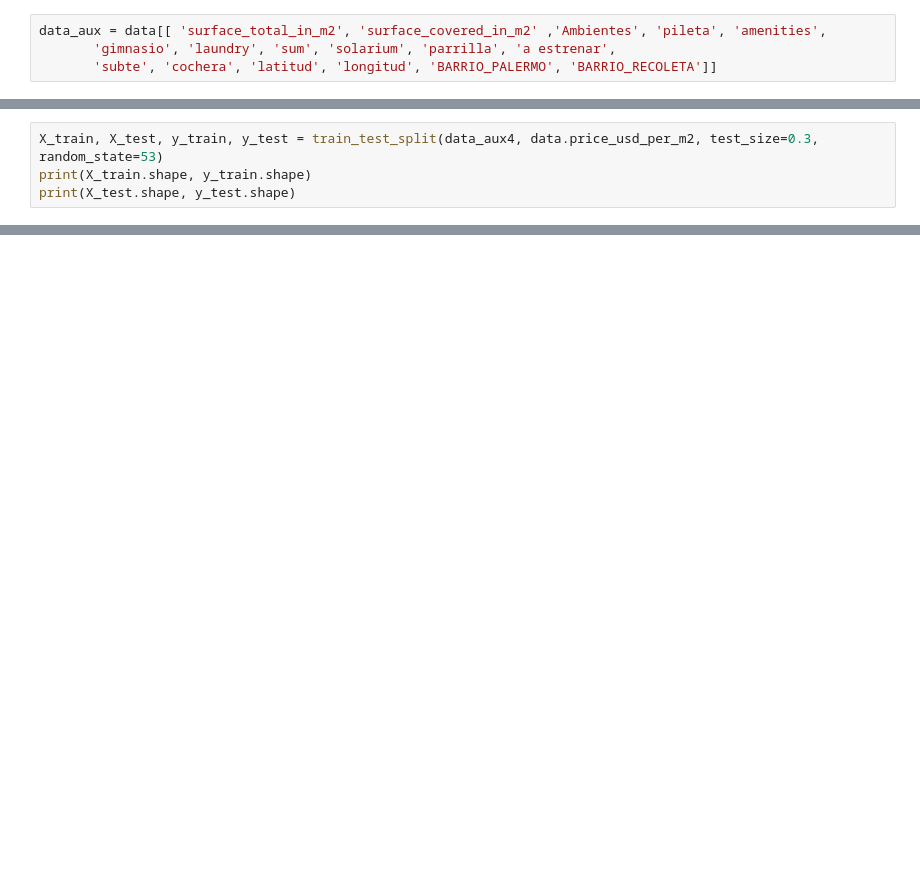
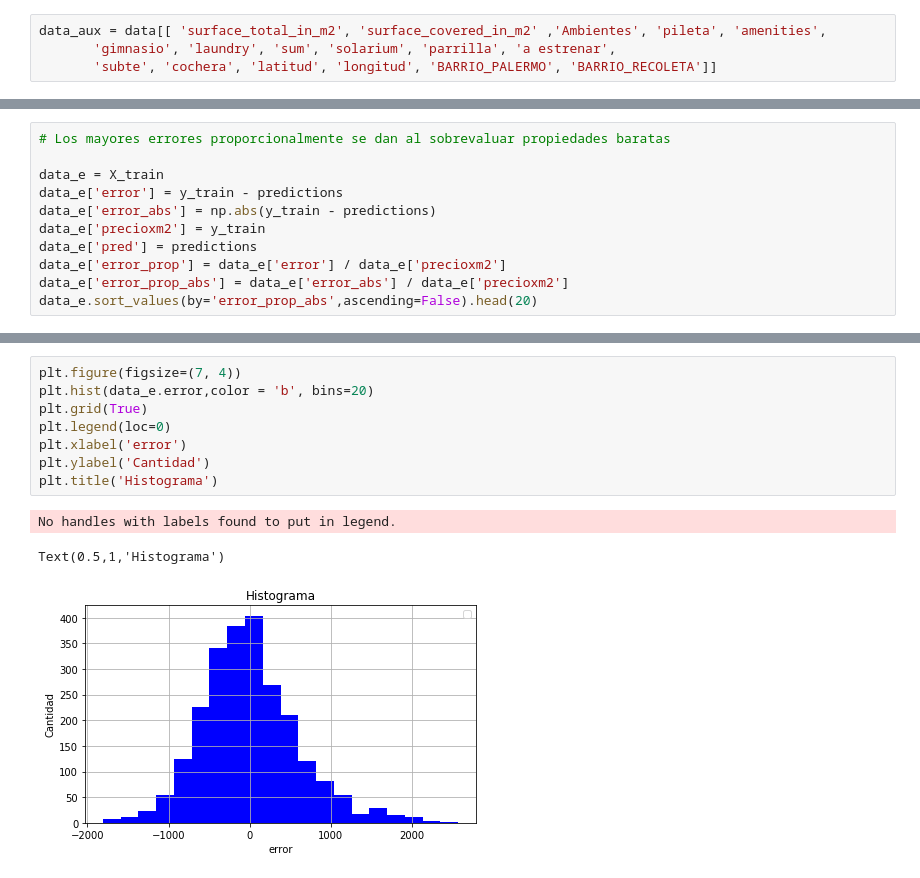
Before and after one commit to GabrielCasal/Digital_House, a Jupyter notebook: parte 2 juan.ipynb, the cells around one changed output, grey strips where cells are left out. Drawn from its saved outputs; the diff is of its cells as text; blank space fills up the shorter version.

```diff
--- a/parte 2 juan.ipynb
+++ b/parte 2 juan.ipynb
@@ -293,4 +321,0 @@ data_aux4 = data[[ 'surface_total_in_m2', 'Ambientes',  'todo']]
-# %%
-X_train, X_test, y_train, y_test = train_test_split(data_aux4, data.price_usd_per_m2, test_size=0.3, random_state=53)
-print(X_train.shape, y_train.shape)
-print(X_test.shape, y_test.shape)
@@ -334,0 +333,11 @@ Warnings:
+# %%
+# Los mayores errores proporcionalmente se dan al sobrevaluar propiedades baratas
+
+data_e = X_train
+data_e['error'] = y_train - predictions
+data_e['error_abs'] = np.abs(y_train - predictions)
+data_e['precioxm2'] = y_train
+data_e['pred'] = predictions
+data_e['error_prop'] = data_e['error'] / data_e['precioxm2']
+data_e['error_prop_abs'] = data_e['error_abs'] / data_e['precioxm2']
+data_e.sort_values(by='error_prop_abs',ascending=False).head(20)
@@ -334,0 +394,12 @@ Warnings:
+# %%
+plt.figure(figsize=(7, 4))
+plt.hist(data_e.error,color = 'b', bins=20)
+plt.grid(True)
+plt.legend(loc=0)
+plt.xlabel('error')
+plt.ylabel('Cantidad')
+plt.title('Histograma')
+# %% [output]
+No handles with labels found to put in legend.
+Text(0.5,1,'Histograma')
+[figure, added]
```
Also changed, not shown: parts of 51 cells of this notebook, 2 other files.
